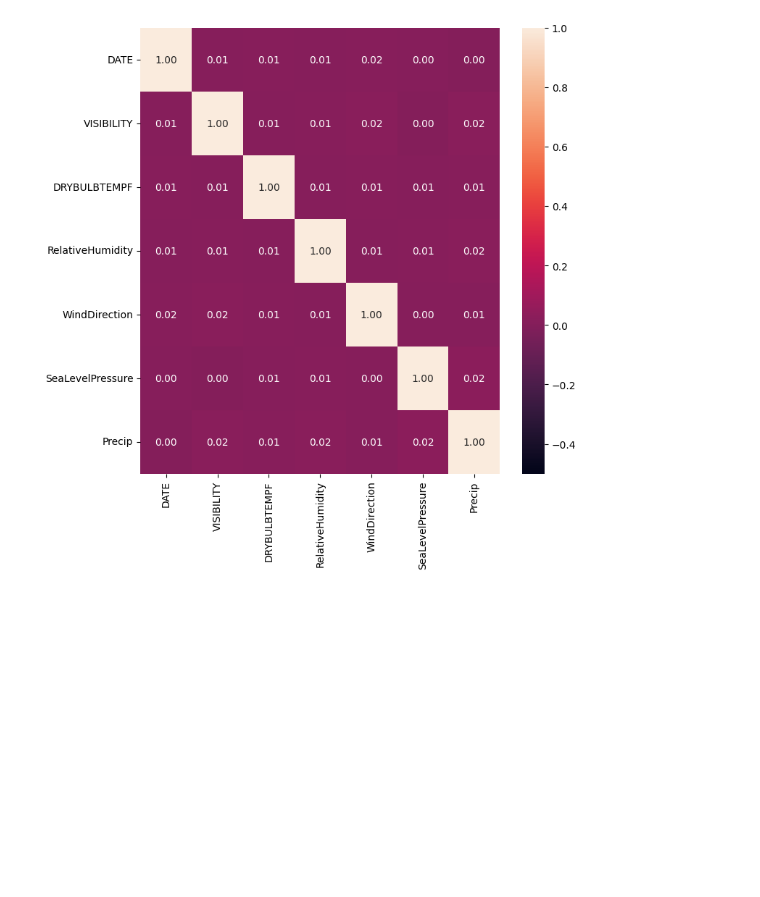
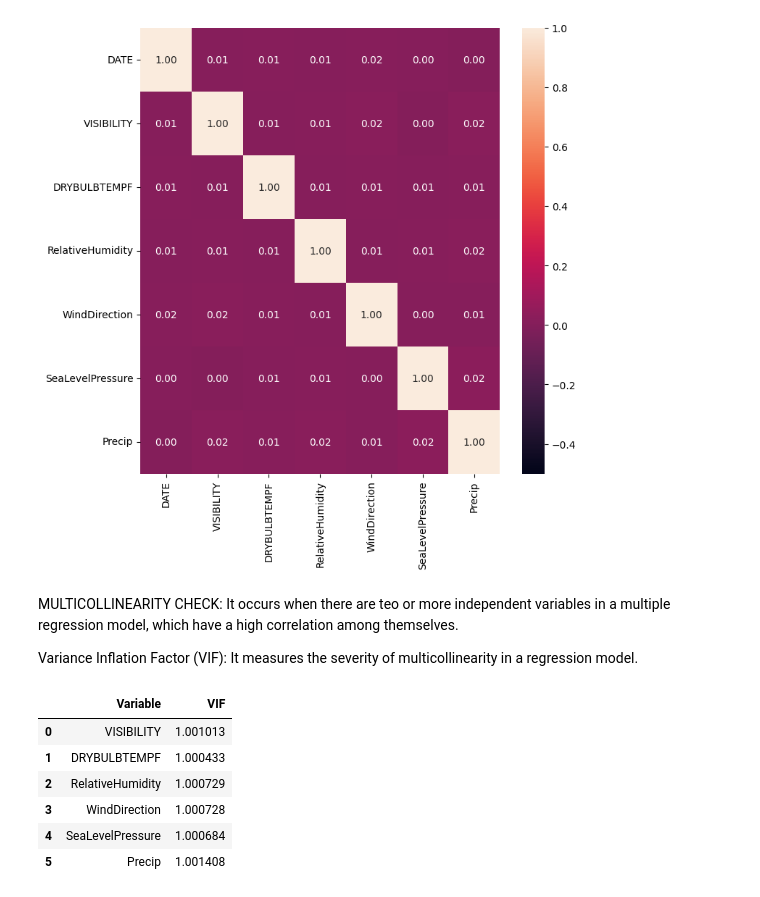
Before and after one commit to M-anvi/Visibility-Distance-prediction, a Jupyter notebook: EDA.ipynb, the cells around one changed output. Drawn from its saved outputs; the diff is of its cells as text; code cells hidden in the pictures; blank space fills up the shorter version.

Commit message:
Multicollinearity check and final EDA analysis report

```diff
--- a/EDA.ipynb
+++ b/EDA.ipynb
@@ -204,3 +204,35 @@ sns.heatmap(plt_data.corr().abs(),vmin=-0.5, vmax=1, annot=True, fmt=".2f")
 # %% [output]
 <Axes: >
 [figure]
+# %% [markdown]
+MULTICOLLINEARITY CHECK:
+It occurs when there are teo or more independent variables in a multiple regression model, which have a high correlation among themselves.
+
+Variance Inflation Factor (VIF):
+It measures the severity of multicollinearity in a regression model.
+# %%
+from statsmodels.stats.outliers_influence import variance_inflation_factor
+def compute_vif(considered_features,df):
+    x=df[considered_features]
+    #Calculation of vif requires a constant
+    x['Intercept']=1
+    #Create dataframe to store vif values
+    vif=pd.DataFrame()
+    vif['Variable']=x.columns
+    vif['VIF']=[variance_inflation_factor(x.values, i) for i in range(x.shape[1])]
+    vif=vif[vif['Variable']!='Intercept']
+    return vif
+
+#We will remove the 'DATE' column for VIF calculation
+features=df.columns.tolist()
+features.remove('DATE')
+vif=compute_vif(features,df)
+vif
+# %% [output]
+|  | Variable | VIF |
+| 0 | VISIBILITY | 1.001013 |
+| 1 | DRYBULBTEMPF | 1.000433 |
+| 2 | RelativeHumidity | 1.000729 |
+| 3 | WindDirection | 1.000728 |
+| 4 | SeaLevelPressure | 1.000684 |
+| 5 | Precip | 1.001408 |
```
Also changed, not shown: parts of 1 cell of this notebook.
